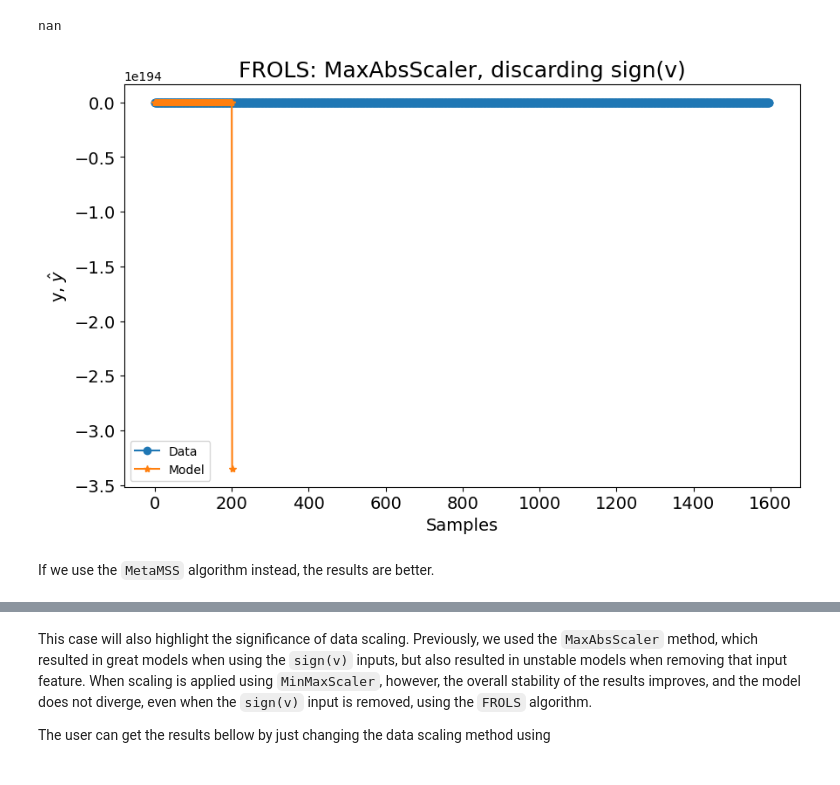
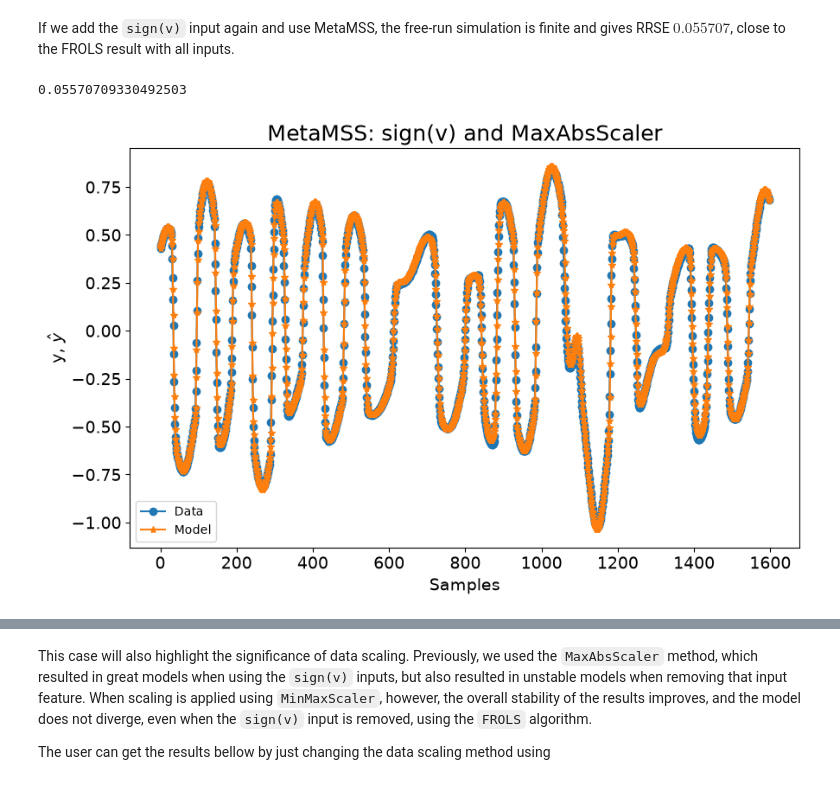
Before and after one commit to wilsonrljr/sysidentpy, a Jupyter notebook: examples/modeling-a-magneto-rheological-damper-device.ipynb, the cells around one changed output, grey strips where cells are left out. Cells and saved outputs as stored; diff of their text form; code cells hidden in the pictures.

Commit message:
docs: update Bouc-Wen benchmark example

```diff
--- a/examples/modeling-a-magneto-rheological-damper-device.ipynb
+++ b/examples/modeling-a-magneto-rheological-damper-device.ipynb
@@ -84,6 +82,7 @@ pip install -r requirements.txt
 
 ### SysIdentPy Configuration
 # %%
+from warnings import catch_warnings, simplefilter
 import numpy as np
 from sklearn.preprocessing import MaxAbsScaler, MinMaxScaler
 import pandas as pd
@@ -97,7 +96,7 @@ from sysidentpy.metrics import root_relative_squared_error
 from sysidentpy.utils.plotting import plot_results
 
 df = pd.read_csv(
-    "https://raw.githubusercontent.com/wilsonrljr/sysidentpy-data/refs/heads/main/datasets/bouc_wen/boucwen_histeretic_system.csv"
+    "https://raw.githubusercontent.com/wilsonrljr/sysidentpy-data/4085901293ba5ed5674bb2911ef4d1fa20f3438d/datasets/bouc_wen/boucwen_histeretic_system.csv"
 )
 scaler_x = MaxAbsScaler()
 scaler_y = MaxAbsScaler()
@@ -211,25 +314,29 @@ If we remove the `sign(v)` input and try to build a NARX model using the same co
+# %% [markdown]
+If we add the `sign(v)` input again and use MetaMSS, the free-run simulation is
+finite and gives RRSE $0.055707$, close to the FROLS result with all inputs.
 # %%
 basis_function = Polynomial(degree=3)
-model = FROLS(
-    xlag=[[1], [1]],
+model = MetaMSS(
+    xlag=[[1], [1], [1]],
     ylag=1,
     basis_function=basis_function,
     estimator=LeastSquares(),
-    info_criteria="aic",
+    random_state=42,
 )
 
-model.fit(X=x_train[:, :2], y=y_train)
-yhat = model.predict(X=x_test[:, :2], y=y_test[: model.max_lag :, :])
+with catch_warnings(), np.errstate(over="ignore", invalid="ignore"):
+    simplefilter("ignore", RuntimeWarning)
+    simplefilter("ignore", UserWarning)
+    model.fit(X=x_train, y=y_train)
+    yhat = model.predict(X=x_test, y=y_test[: model.max_lag :, :])
 rrse = root_relative_squared_error(y_test[model.max_lag :], yhat[model.max_lag :])
 print(rrse)
 plot_results(
     y=y_test[model.max_lag :],
     yhat=yhat[model.max_lag :],
     n=10000,
-    title="FROLS: MaxAbsScaler, discarding sign(v)",
+    title="MetaMSS: sign(v) and MaxAbsScaler",
 )
 # %% [output]
-nan
+0.05570709330492503
-[figure, old version]
+[figure, new version]
-# %% [markdown]
-If we use the `MetaMSS` algorithm instead, the results are better.
```
Also changed, not shown: parts of 26 cells of this notebook, 2 other files.
